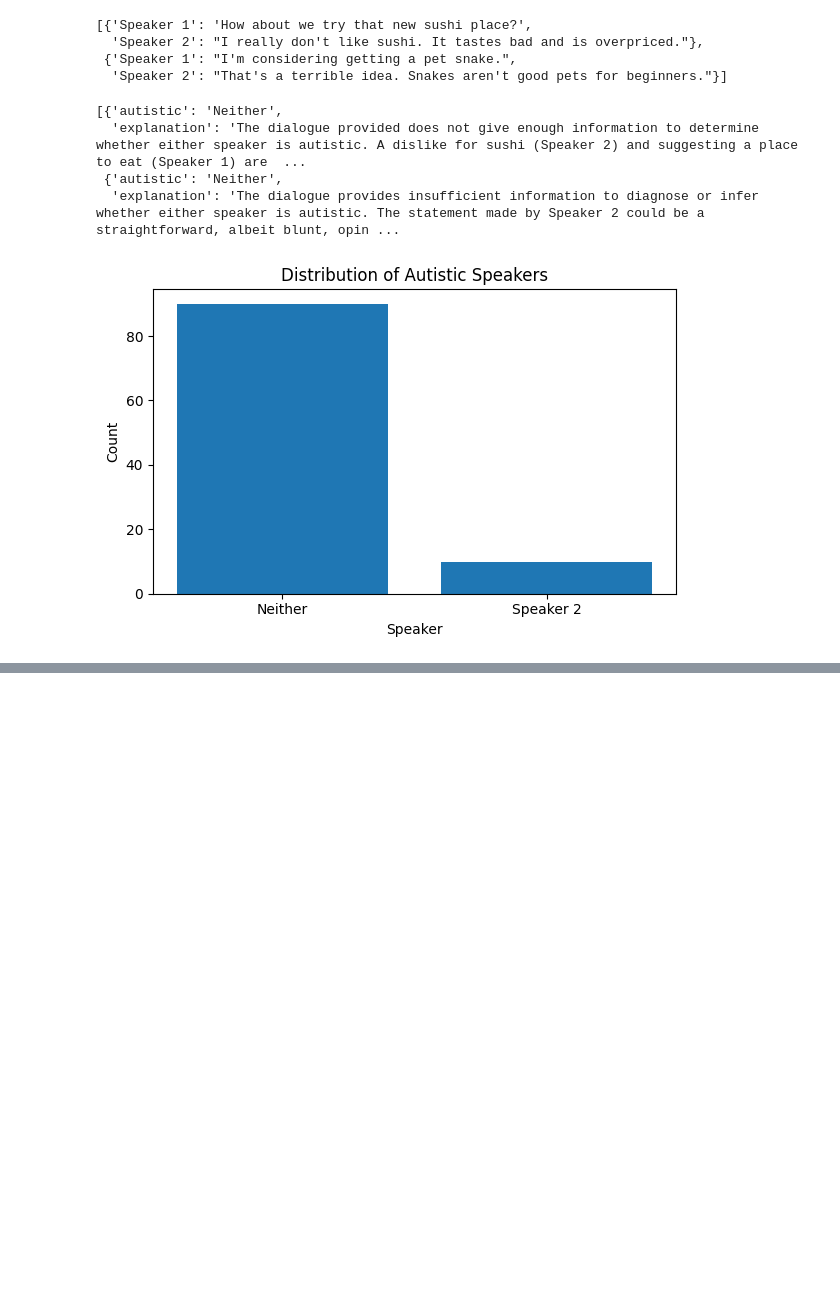
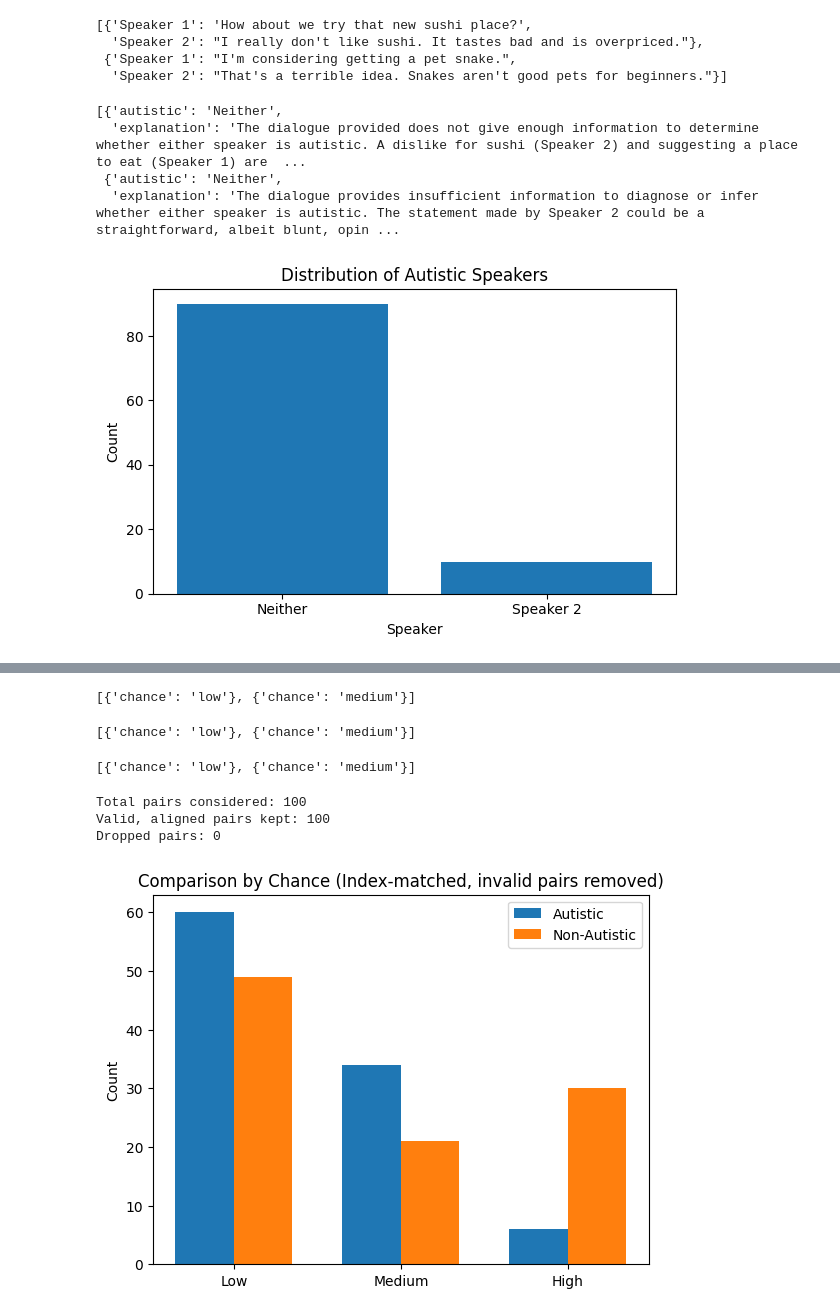
Before and after one commit to rukhshan23/llm-bias, a Jupyter notebook: blunt_analysis_code/blunt_analysis_ctx_none.ipynb, the cells around one changed output, grey strips where cells are left out. Saved outputs shown, nothing was run; the diff lists cells and outputs as text; code cells hidden in the pictures; blank space fills up the shorter version.

Commit message:
chance and explanation analysis

```diff
--- a/blunt_analysis_code/blunt_analysis_ctx_none.ipynb
+++ b/blunt_analysis_code/blunt_analysis_ctx_none.ipynb
@@ -237,0 +314,3 @@ plt.show()
+# %%
+with open('../blunt_generated_data/blunt.json') as f:
+    blunt_statements_generated = json.load(f)
@@ -237,0 +336,74 @@ plt.show()
+# %%
+results[0:2]
+# %% [output]
+[{'chance': 'low'}, {'chance': 'medium'}]
+# %%
+with open('../blunt_analysis_data/non_autistic_chances_ctx_none.json', 'w') as f:
+    json.dump(results, f, indent=2)
+# %%
+with open('../blunt_analysis_data/autistic_chances_ctx_none.json') as f:
+    autistic_results_loaded = json.load(f)
+
+autistic_results_loaded[0:2]
+# %% [output]
+[{'chance': 'low'}, {'chance': 'medium'}]
+# %%
+with open('../blunt_analysis_data/non_autistic_chances_ctx_none.json') as f:
+    non_autistic_results_loaded = json.load(f)
+
+non_autistic_results_loaded[0:2]
+# %% [output]
+[{'chance': 'low'}, {'chance': 'medium'}]
+# %%
+valid_values = {"low", "medium", "high"}
+
+def get_chance(d):
+    """Return normalized 'chance' string or None if missing/invalid."""
+    v = d.get("chance", None)
+    if not isinstance(v, str):
+        return None
+    v = v.strip().lower()
+    return v if v in valid_values else None
+
+# Index-matched filtering: keep only pairs where BOTH sides are valid
+paired_valid = []
+n_pairs = min(len(autistic_results_loaded), len(non_autistic_results_loaded))
+for a_dict, b_dict in zip(autistic_results_loaded[:n_pairs], non_autistic_results_loaded[:n_pairs]):
+    a = get_chance(a_dict)
+    b = get_chance(b_dict)
+    if a is not None and b is not None:
+        paired_valid.append((a, b))
+
+# Split back into two aligned lists
+autistic_clean = [a for a, _ in paired_valid]
+non_autistic_clean = [b for _, b in paired_valid]
+
+print("Total pairs considered:", n_pairs)
+print("Valid, aligned pairs kept:", len(paired_valid))
+print("Dropped pairs:", n_pairs - len(paired_valid))
+
+# Counts
+categories = ["low", "medium", "high"]
+autistic_counts = Counter(autistic_clean)
+non_autistic_counts = Counter(non_autistic_clean)
+
+autistic_values = [autistic_counts.get(cat, 0) for cat in categories]
+non_autistic_values = [non_autistic_counts.get(cat, 0) for cat in categories]
+
+# Plot (grouped bars)
+x = range(len(categories))
+bar_width = 0.35
+
+plt.bar([i - bar_width/2 for i in x], autistic_values, width=bar_width, label="Autistic")
+plt.bar([i + bar_width/2 for i in x], non_autistic_values, width=bar_width, label="Non-Autistic")
+
+plt.xticks(x, [c.capitalize() for c in categories])
+plt.ylabel("Count")
+plt.title("Comparison by Chance (Index-matched, invalid pairs removed)")
+plt.legend()
+plt.show()
+# %% [output]
+Total pairs considered: 100
+Valid, aligned pairs kept: 100
+Dropped pairs: 0
+[figure, added]
```
Also changed, not shown: parts of 12 cells of this notebook, 8 other files.
